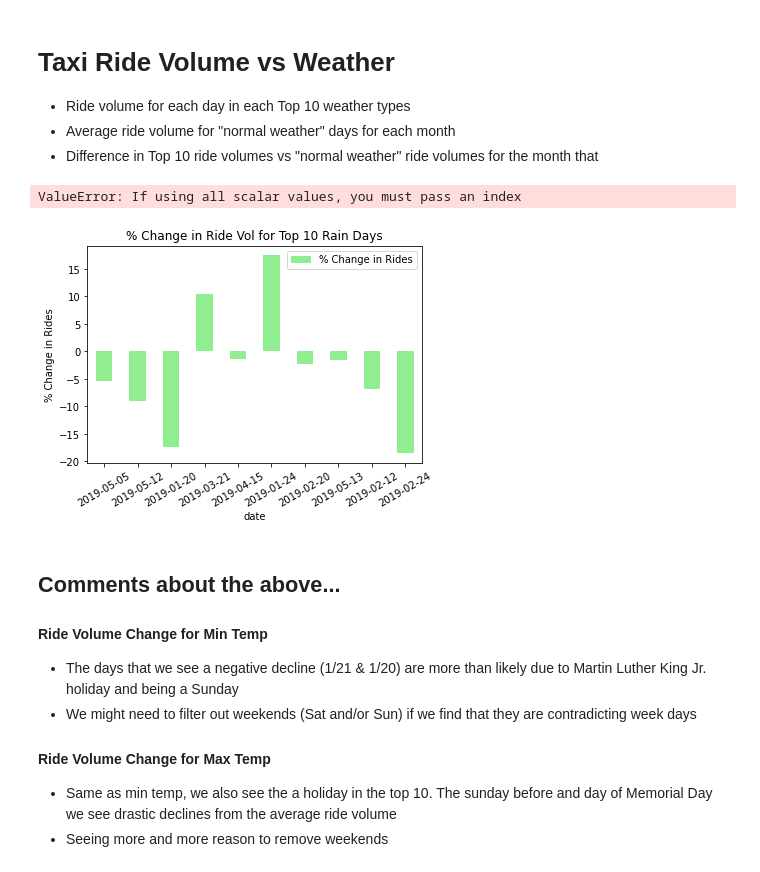
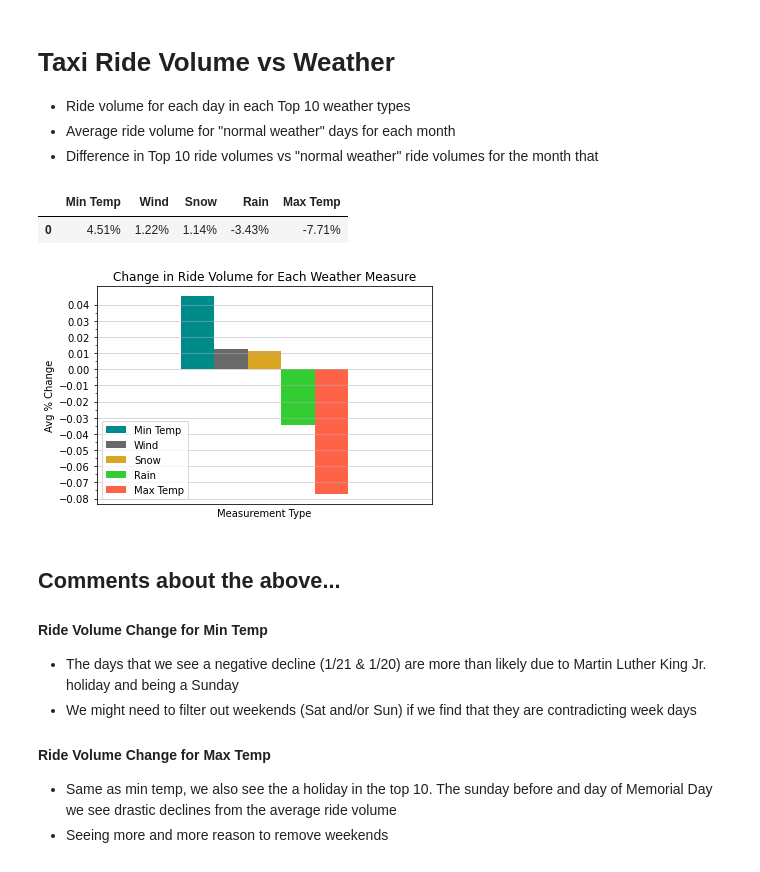
Before and after one commit to zachherington/project1-repo, a Jupyter notebook: src/rideshare_vs_weather_REMOTE_1158 (KEEP).ipynb, the cells around one changed output. Cells and saved outputs as stored; diff of their text form; code cells hidden in the pictures.

Commit message:
Final visuals created.

```diff
--- a/src/rideshare_vs_weather_REMOTE_1158 (KEEP).ipynb
+++ b/src/rideshare_vs_weather_REMOTE_1158 (KEEP).ipynb
@@ -277,27 +285,27 @@ See the caveats in the documentation: https://pandas.pydata.org/pandas-docs/stab
 # Merge Rain and Ride Vol per day; Merge Avg ride vol by month
 rain_rides = pd.merge(final_precipitation_df,ride_volume_per_day_dfrename, how = 'left', on = 'date')
 rain_rides_avg = pd.merge(rain_rides, avg_vol_month, how = 'left', on = 'month')
-rain_rides_avg['% Change in Rides'] = 100 * (rain_rides_avg['Ride Volume'] - rain_rides_avg['Avg Ride Volume']) / rain_rides_avg['Avg Ride Volume']
+rain_rides_avg['% Change in Rides'] = (rain_rides_avg['Ride Volume'] - rain_rides_avg['Avg Ride Volume']) / rain_rides_avg['Avg Ride Volume']
 
 # Merge Snow and Ride Vol per day; Merge Avg ride vol by month
 snow_rides = pd.merge(final_snow_df,ride_volume_per_day_dfrename, how = 'left', on = 'date')
 snow_rides_avg = pd.merge(snow_rides, avg_vol_month, how = 'left', on = 'month')
-snow_rides_avg['% Change in Rides'] = 100 * (snow_rides_avg['Ride Volume'] - snow_rides_avg['Avg Ride Volume']) / snow_rides_avg['Avg Ride Volume']
+snow_rides_avg['% Change in Rides'] = (snow_rides_avg['Ride Volume'] - snow_rides_avg['Avg Ride Volume']) / snow_rides_avg['Avg Ride Volume']
 
 # Merge Wind and Ride Vol per day; Merge Avg ride vol by month
-wind_rides = pd.merge(final_snow_df,ride_volume_per_day_dfrename, how = 'left', on = 'date')
+wind_rides = pd.merge(final_wind_df,ride_volume_per_day_dfrename, how = 'left', on = 'date')
 wind_rides_avg = pd.merge(wind_rides, avg_vol_month, how = 'left', on = 'month')
-wind_rides_avg['% Change in Rides'] = 100 * (wind_rides_avg['Ride Volume'] - wind_rides_avg['Avg Ride Volume']) / wind_rides_avg['Avg Ride Volume']
+wind_rides_avg['% Change in Rides'] = (wind_rides_avg['Ride Volume'] - wind_rides_avg['Avg Ride Volume']) / wind_rides_avg['Avg Ride Volume']
 
 # Merge Max Temp and Ride Vol per day; Merge Avg ride vol by month
-tmax_rides = pd.merge(final_snow_df,ride_volume_per_day_dfrename, how = 'left', on = 'date')
+tmax_rides = pd.merge(final_tmax_df,ride_volume_per_day_dfrename, how = 'left', on = 'date')
 tmax_rides_avg = pd.merge(tmax_rides, avg_vol_month, how = 'left', on = 'month')
-tmax_rides_avg['% Change in Rides'] = 100 * (tmax_rides_avg['Ride Volume'] - tmax_rides_avg['Avg Ride Volume']) / tmax_rides_avg['Avg Ride Volume']
+tmax_rides_avg['% Change in Rides'] = (tmax_rides_avg['Ride Volume'] - tmax_rides_avg['Avg Ride Volume']) / tmax_rides_avg['Avg Ride Volume']
 
 # Merge Min Temp and Ride Vol per day; Merge Avg ride vol by month
-tmin_rides = pd.merge(final_snow_df,ride_volume_per_day_dfrename, how = 'left', on = 'date')
+tmin_rides = pd.merge(final_tmin_df,ride_volume_per_day_dfrename, how = 'left', on = 'date')
 tmin_rides_avg = pd.merge(tmin_rides, avg_vol_month, how = 'left', on = 'month')
-tmin_rides_avg['% Change in Rides'] = 100 * (tmin_rides_avg['Ride Volume'] - tmin_rides_avg['Avg Ride Volume']) / tmin_rides_avg['Avg Ride Volume']
+tmin_rides_avg['% Change in Rides'] = (tmin_rides_avg['Ride Volume'] - tmin_rides_avg['Avg Ride Volume']) / tmin_rides_avg['Avg Ride Volume']
 
 
 # rain_rides_avg
@@ -305,30 +313,3 @@ tmin_rides_avg['% Change in Rides'] = 100 * (tmin_rides_avg['Ride Volume'] - tmi
 # wind_rides_avg
 # tmax_rides_avg
 # tmin_rides_avg
-# %%
-rain_rides_avg.plot.bar(x="date",y='% Change in Rides', color = "lightgreen")
-plt.ylabel("% Change in Rides")
-plt.title("% Change in Ride Vol for Top 10 Rain Days")
-plt.xticks(rotation=30, horizontalalignment="center")
-
-avg_rain_change = rain_rides_avg['% Change in Rides'].mean()
-avg_snow_change = snow_rides_avg['% Change in Rides'].mean()
-avg_wind_change = wind_rides_avg['% Change in Rides'].mean()
-avg_tmax_change = tmax_rides_avg['% Change in Rides'].mean()
-avg_tmin_change = tmin_rides_avg['% Change in Rides'].mean()
-
-avg_change_df = pd.DataFrame({'Avg % Change in Rides: Rain': avg_rain_change,
-                'Avg % Change in Rides: Snow': avg_snow_change,
-                'Avg % Change in Rides: Wind': avg_wind_change,
-                'Avg % Change in Rides: Max Temp': avg_tmax_change,
-                'Avg % Change in Rides: Min Temp': avg_tmin_change
-                })
-avg_change_df.reset
-# avg_rain_change = rain_rides_avg['% Change in Rides'].sum() / len(rain_rides_avg['% Change in Rides'])
-
-# min_temp_rides_avg_month.plot.bar(x = 'Date', y = '% Change in Rides', title = 'Min Temps')
-# max_temp_rides_avg_month.plot.bar(x = 'Date', y = '% Change in Rides', title = 'Max Temps')
-# max_rain_rides_avg_month.plot.bar(x = 'Date', y = '% Change in Rides', title = 'Max Rain')
-# %% [output]
-ValueError: If using all scalar values, you must pass an index
-[figure, removed]
@@ -336,0 +316,36 @@ ValueError: If using all scalar values, you must pass an index
+# %%
+# Plotting the change in ride volume
+
+# Calculate the average change for top 10 days for each category
+pd.options.display.float_format = '{:,.2%}'.format
+avg_rain_change = rain_rides_avg['% Change in Rides'].mean()
+avg_snow_change = snow_rides_avg['% Change in Rides'].mean()
+avg_wind_change = wind_rides_avg['% Change in Rides'].mean()
+avg_tmax_change = tmax_rides_avg['% Change in Rides'].mean()
+avg_tmin_change = tmin_rides_avg['% Change in Rides'].mean()
+
+
+# Store data in dataframe for plotting
+avg_change_df = pd.DataFrame({'Min Temp': avg_tmin_change,
+                              'Wind': avg_wind_change,
+                              'Snow': avg_snow_change,
+                              'Rain': avg_rain_change,
+                              'Max Temp': avg_tmax_change},
+                             index=[0])
+
+
+# Plot Formatting
+avg_plot = avg_change_df.plot.bar(color=['darkcyan','dimgray','goldenrod','limegreen' ,'tomato'])
+avg_plot.set_yticks(np.arange(-.08, .045, step=.005), minor=True)
+avg_plot.set_yticks(np.arange(-.08, .045, step=.01), minor=False)
+avg_plot.yaxis.grid(True, which='major', linestyle='-', linewidth=0.5)
+avg_plot.set_ylabel('Avg % Change')
+avg_plot.set_xlabel('Measurement Type')
+avg_plot.set_xticks([])
+avg_plot.set_title('Change in Ride Volume for Each Weather Measure')
+avg_plot
+avg_change_df
+# %% [output]
+|  | Min Temp | Wind | Snow | Rain | Max Temp |
+| 0 | 4.51% | 1.22% | 1.14% | -3.43% | -7.71% |
+[figure, added]
```
Also changed, not shown: parts of 3 cells of this notebook, 7 other files.
